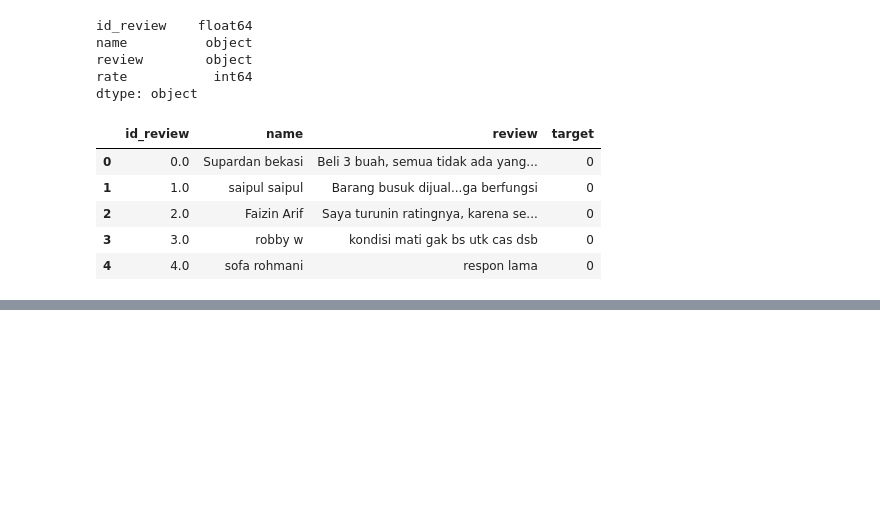
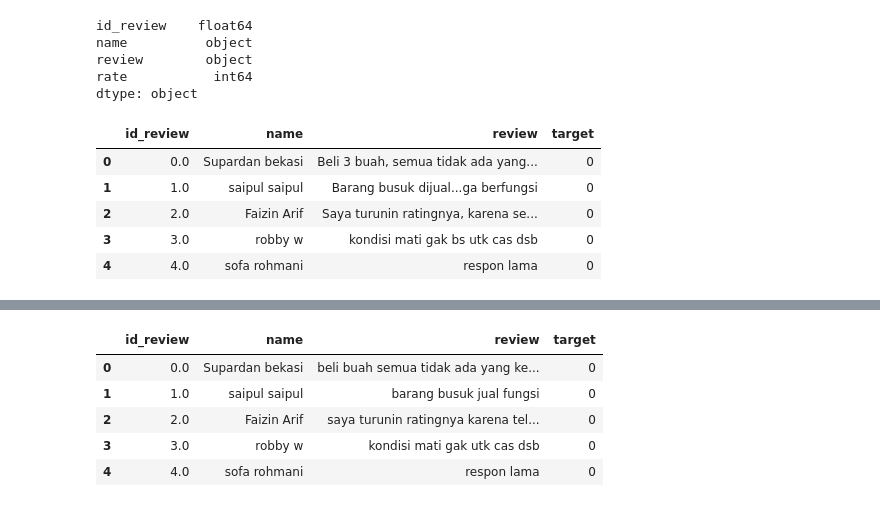
Before and after one commit to anisaiue/Data-Product_Final-Task-Bootcamp-QTI, a Jupyter notebook: Sentimen Analysis.ipynb, the cells around one changed output, grey strips where cells are left out. Saved outputs shown, nothing was run; the diff lists cells and outputs as text; code cells hidden in the pictures; blank space fills up the shorter version.

```diff
--- a/Sentimen Analysis.ipynb
+++ b/Sentimen Analysis.ipynb
@@ -54,0 +99,22 @@ df.head()
+# %%
+# Load StemmerFactory
+from Sastrawi.Stemmer.StemmerFactory import StemmerFactory
+
+# Membuat Steammer
+factory = StemmerFactory()
+stemmer = factory.create_stemmer()
+# %%
+review=[]
+
+for index, row in df.iterrows():
+    review.append(stemmer.stem(row['review']))
+
+df['review']=review
+df.head()
+# %% [output]
+|  | id_review | name | review | target |
+| 0 | 0.0 | Supardan bekasi | beli buah semua tidak ada yang ke... | 0 |
+| 1 | 1.0 | saipul saipul | barang busuk jual fungsi | 0 |
+| 2 | 2.0 | Faizin Arif | saya turunin ratingnya karena tel... | 0 |
+| 3 | 3.0 | robby w | kondisi mati gak utk cas dsb | 0 |
+| 4 | 4.0 | sofa rohmani | respon lama | 0 |
```
Also changed, not shown: parts of 12 cells of this notebook.
